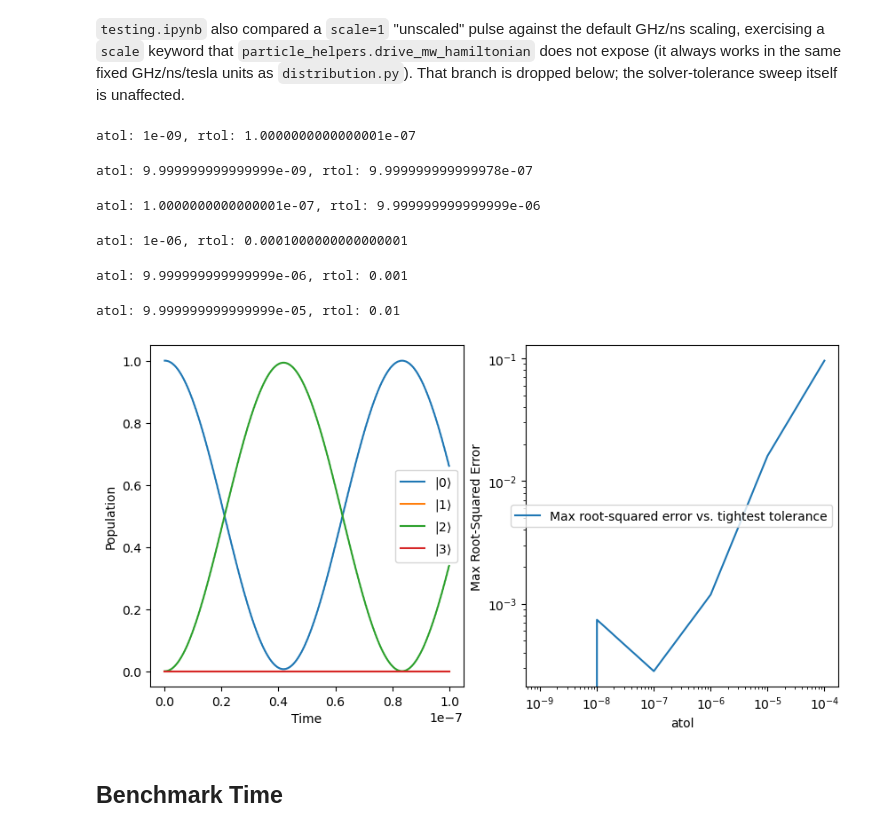
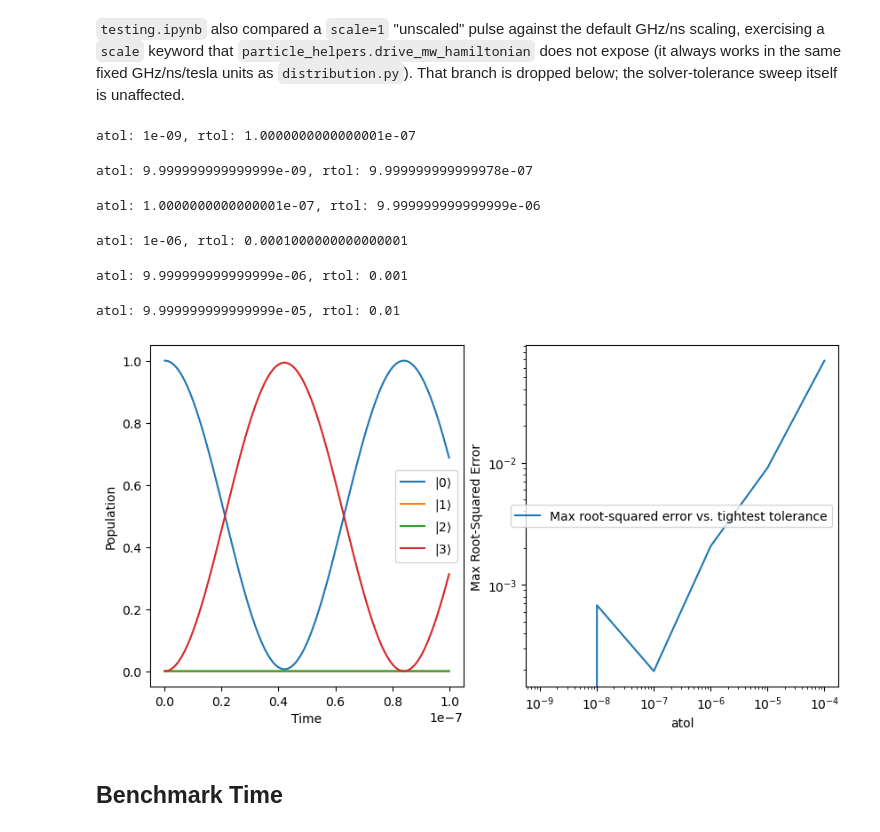
Before and after one commit to Sephiram591/qcontrol, a Jupyter notebook: src/qcontrol/snv/testing_single_particle_impl.ipynb, the cells around one changed output. Cells and saved outputs as stored; diff of their text form; code cells hidden in the pictures.

```diff
--- a/src/qcontrol/snv/testing_single_particle_impl.ipynb
+++ b/src/qcontrol/snv/testing_single_particle_impl.ipynb
@@ -372,7 +383,7 @@ pulse = AnalogPulse(
     # frequency=drive_freq_ghz * 1e9,
     frequency_chirp=0,
     shape=Shape.TRIANGLE,
-    S21_correct=True,
+    S21_correct=False,
     w_3db=2e9,
     phase_offset=np.nan,
     name="",
@@ -478,7 +489,7 @@ pulse = AnalogPulse(
     frequency=ph.get_emr_freqs(particle, control_state)[0] * 1e9,
     frequency_chirp=0,
     shape=Shape.TRIANGLE,
-    S21_correct=True,
+    S21_correct=False,
     w_3db=2 * jnp.pi * 2e9,
     phase_offset=np.nan,
     name="",
@@ -576,27 +587,29 @@ Qarray data =
   [ 0.        +0.j        ]]]
 # %%
 pulse = AnalogPulse(
-    length=100e-9,
+    length=1000e-9,
     apodization=Apodization.COSINE,
     apodization_length=10e-9,
     padding_length=0,
     shift=0,
-    amplitude=1,
-    frequency=ph.get_emr_freqs(particle, control_state)[0] * 1e9,
+    amplitude=.1,
+    frequency=ph.get_emr_freqs(particle, control_state)[0] * 1e9+2e6,
     frequency_chirp=0,
     shape=Shape.TRIANGLE,
-    S21_correct=True,
+    S21_correct=False,
     w_3db=2 * jnp.pi * 2e9,
     phase_offset=np.nan,
     name="",
 )
 
+solver_options_args = (True, "Dopri5", int(1e5), float(1e-5), float(1e-7))
 states, filter_states, populations = ph.drive_mw_hamiltonian(
     particle,
     control_state,
     pulse,
     included_states=(0, 1, 2, 3),
     saveat_final_only=False,
+    solver_options_args=solver_options_args
 )
 
 tau = make_analog_pulse_time_array(pulse, 1 / particle.nondiff.sampling_rate / 1e9, at_time=pulse.length / 2)
@@ -653,7 +733,7 @@ import numpy as np
 import matplotlib.pyplot as plt
 
 particle = particle_longitudinal
-control_state = ph.get_optimal_control_state(particle, B_target, target_dipole_operator)
+control_state = ph.SnVControlState.from_targets(particle, B_target, target_dipole_operator)
 
 pulse = AnalogPulse(
     length=100e-9,
@@ -665,7 +745,7 @@ pulse = AnalogPulse(
     frequency=ph.get_emr_freqs(particle, control_state)[0] * 1e9,
     frequency_chirp=0,
     shape=Shape.TRIANGLE,
-    S21_correct=True,
+    S21_correct=False,
     w_3db=2 * jnp.pi * 2e9,
     phase_offset=np.nan,
     name="",
@@ -1052,7 +1132,7 @@ the same fixed GHz/ns/tesla units as `distribution.py`). That branch is
 dropped below; the solver-tolerance sweep itself is unaffected.
 # %%
 particle = particle_longitudinal
-control_state = ph.get_optimal_control_state(particle, B_target, target_dipole_operator)
+control_state = ph.SnVControlState.from_targets(particle, B_target, target_dipole_operator)
 
 pulse = AnalogPulse(
     length=100e-9,
@@ -1064,7 +1144,7 @@ pulse = AnalogPulse(
     frequency=ph.get_emr_freqs(particle, control_state)[0] * 1e9 + 1e6,
     frequency_chirp=0,
     shape=Shape.TRIANGLE,
-    S21_correct=True,
+    S21_correct=False,
     w_3db=2 * jnp.pi * 2e9,
     phase_offset=np.nan,
     name="",
@@ -1099,34 +1179,34 @@ waveform, envelope, returned_tau = synthesize_analog_pulse(
     dphase=0.0,
 )
 
 fig, axs = plt.subplots(1, 2, figsize=(10, 5))
 
 for i in range(4):
     axs[0].plot(
         np.asarray(returned_tau),
         np.asarray(populations_sweep[0][i]),
         label=fr"$|{i}\rangle$",
     )
 
 axs[0].set_xlabel("Time")
 axs[0].set_ylabel("Population")
 axs[0].legend()
 
 axs[1].plot(atols, max_rs_error_sweep, label="Max root-squared error vs. tightest tolerance")
 axs[1].set_xlabel("atol")
 axs[1].set_ylabel("Max Root-Squared Error")
 axs[1].set_xscale("log")
 axs[1].set_yscale("log")
 axs[1].legend()
 plt.show()
 # %% [output]
 atol: 1e-09, rtol: 1.0000000000000001e-07
 atol: 9.999999999999999e-09, rtol: 9.999999999999978e-07
 atol: 1.0000000000000001e-07, rtol: 9.999999999999999e-06
 atol: 1e-06, rtol: 0.0001000000000000001
 atol: 9.999999999999999e-06, rtol: 0.001
 atol: 9.999999999999999e-05, rtol: 0.01
-[figure, old version]
+[figure, new version]
 # %% [markdown]
 ## Benchmark Time
 # %% [markdown]
```
Also changed, not shown: parts of 24 cells of this notebook, 14 other files.
